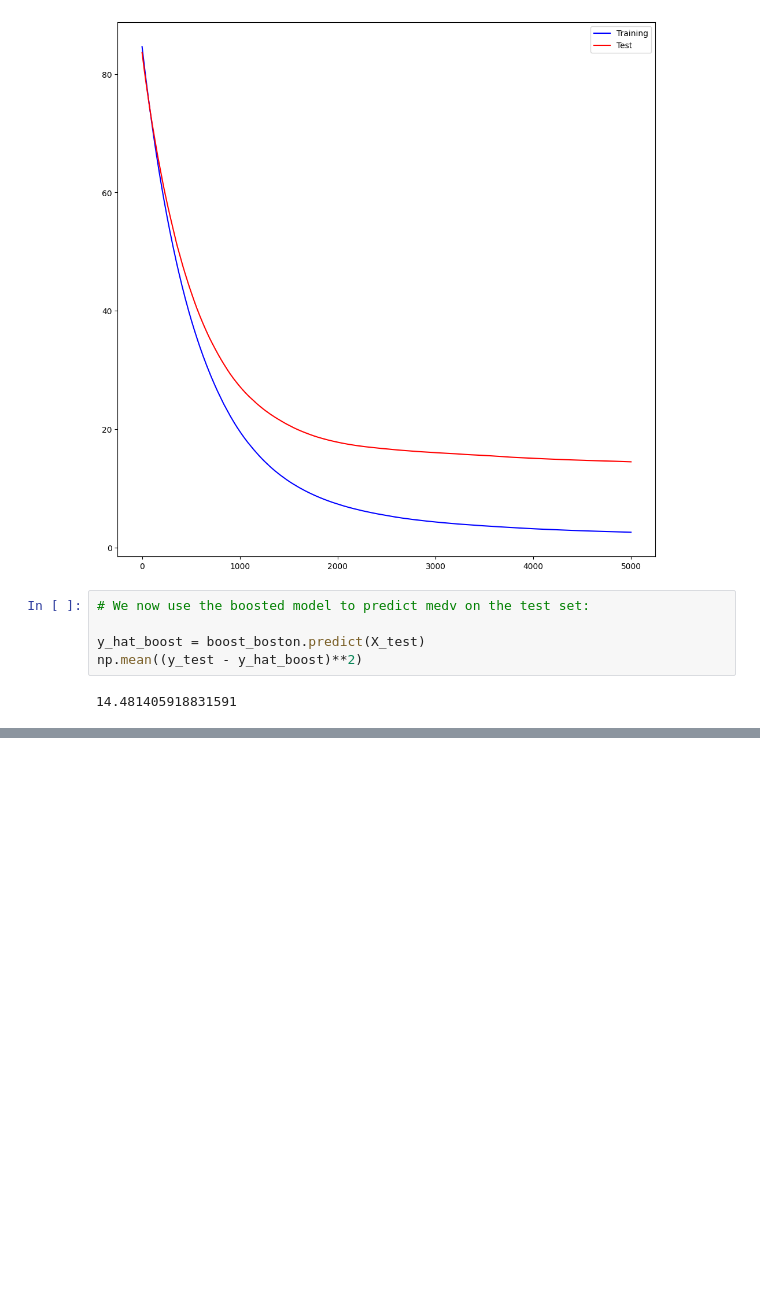
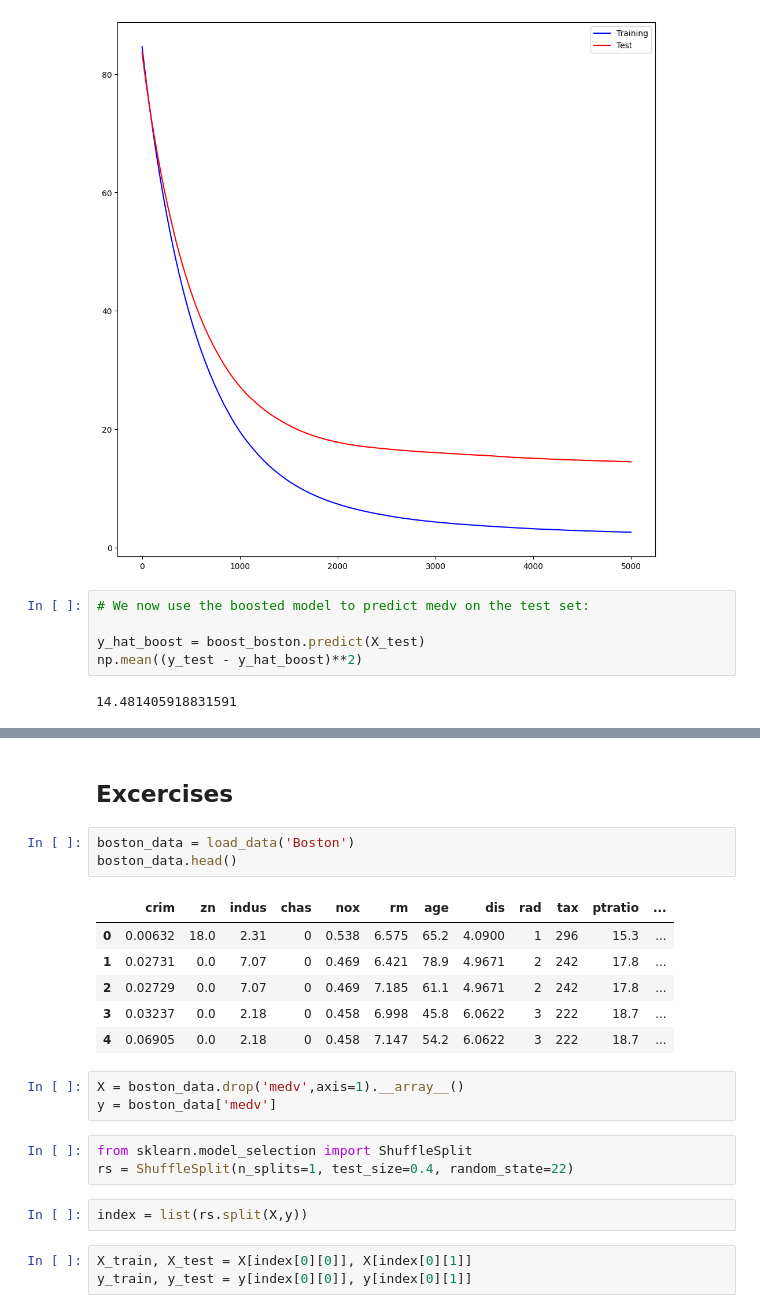
Before and after one commit to ARKA1112/ISLP_self, a Jupyter notebook: 8_Tree-Based_methods.ipynb, the cells around one changed output, grey strips where cells are left out. Saved outputs shown, nothing was run; the diff lists cells and outputs as text; blank space fills up the shorter version.

```diff
--- a/8_Tree-Based_methods.ipynb
+++ b/8_Tree-Based_methods.ipynb
@@ -571,0 +612,23 @@ np.mean((y_test - y_hat_boost)**2)
+# %% [markdown]
+## Excercises
+# %%
+boston_data = load_data('Boston')
+boston_data.head()
+# %% [output]
+|  | crim | zn | indus | chas | nox | rm | age | dis | rad | tax | ptratio | ... |
+| 0 | 0.00632 | 18.0 | 2.31 | 0 | 0.538 | 6.575 | 65.2 | 4.0900 | 1 | 296 | 15.3 | ... |
+| 1 | 0.02731 | 0.0 | 7.07 | 0 | 0.469 | 6.421 | 78.9 | 4.9671 | 2 | 242 | 17.8 | ... |
+| 2 | 0.02729 | 0.0 | 7.07 | 0 | 0.469 | 7.185 | 61.1 | 4.9671 | 2 | 242 | 17.8 | ... |
+| 3 | 0.03237 | 0.0 | 2.18 | 0 | 0.458 | 6.998 | 45.8 | 6.0622 | 3 | 222 | 18.7 | ... |
+| 4 | 0.06905 | 0.0 | 2.18 | 0 | 0.458 | 7.147 | 54.2 | 6.0622 | 3 | 222 | 18.7 | ... |
+# %%
+X = boston_data.drop('medv',axis=1).__array__()
+y = boston_data['medv']
+# %%
+from sklearn.model_selection import ShuffleSplit
+rs = ShuffleSplit(n_splits=1, test_size=0.4, random_state=22)
+# %%
+index = list(rs.split(X,y))
+# %%
+X_train, X_test = X[index[0][0]], X[index[0][1]]
+y_train, y_test = y[index[0][0]], y[index[0][1]]
```
Also changed, not shown: parts of 15 cells of this notebook, 1 other file.
